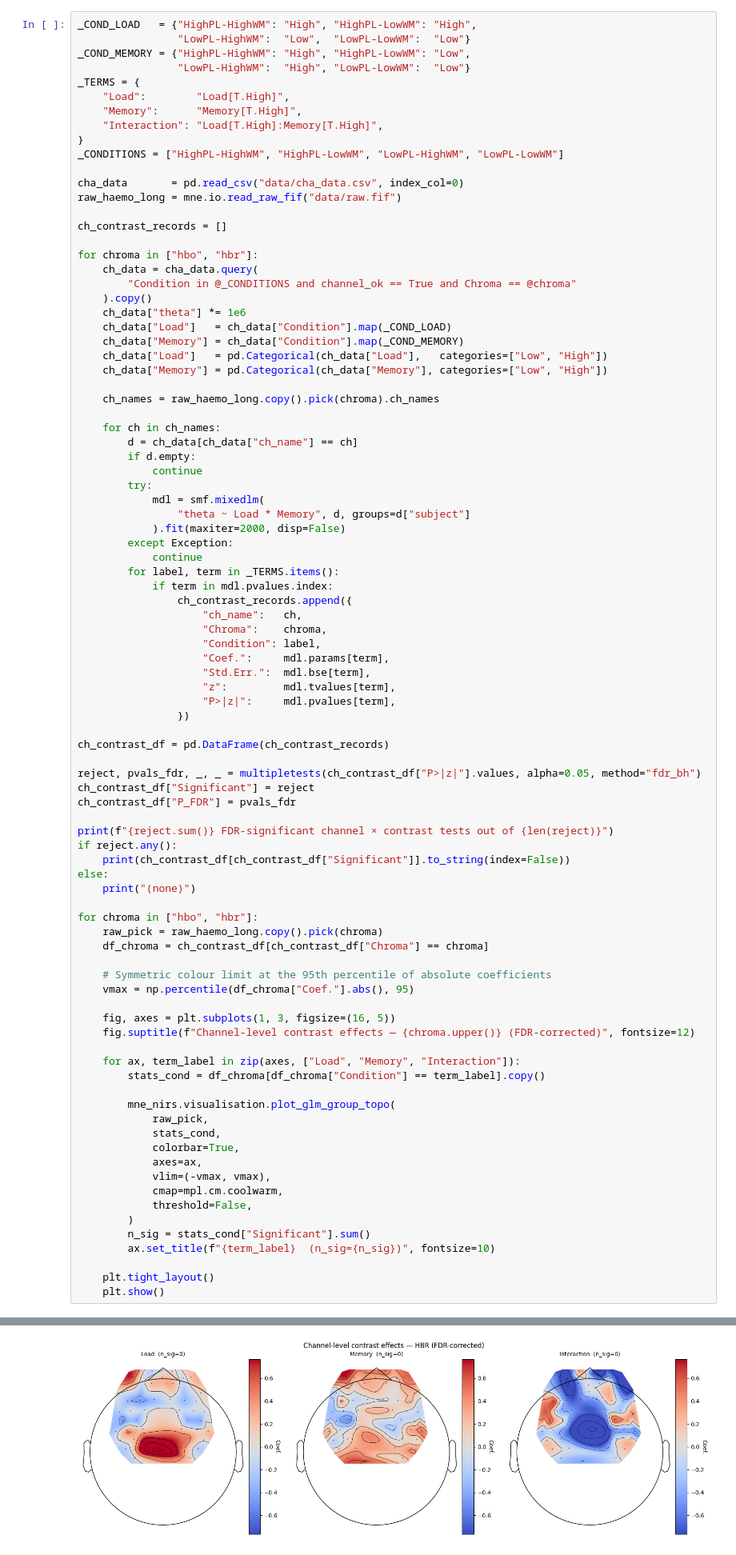
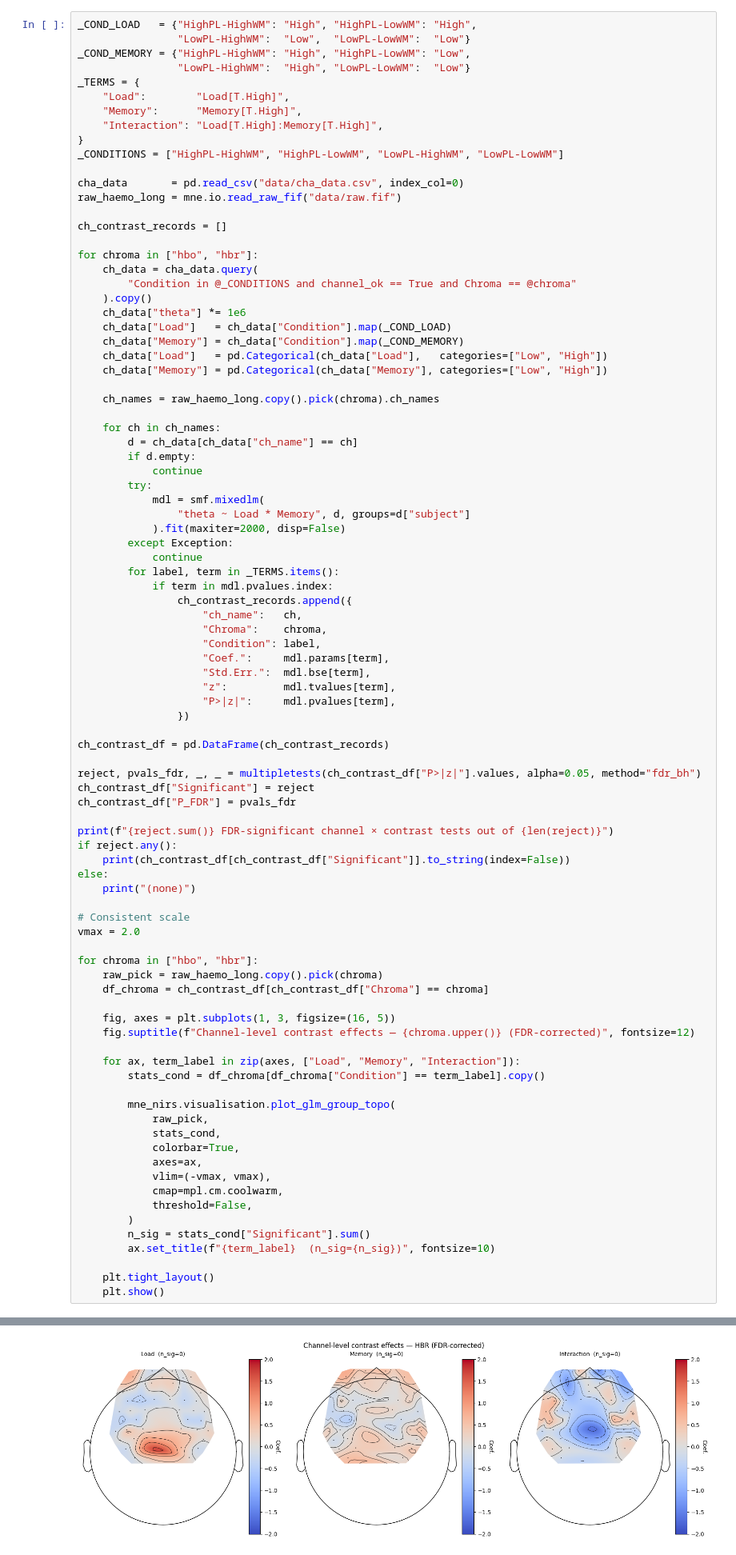
Before and after one commit to fnirs-open/Perceptual-and-Working-Memory-Load, a Jupyter notebook: 4_final_analysis_aligned.ipynb, the cells around one changed output, grey strips where cells are left out. Shown at 80% size. Saved outputs shown, nothing was run; the diff lists cells and outputs as text.

Commit message:
Add images, fix topoplot limit

```diff
--- a/4_final_analysis_aligned.ipynb
+++ b/4_final_analysis_aligned.ipynb
@@ -651,12 +651,12 @@ if reject.any():
 else:
     print("(none)")
 
+# Consistent scale
+vmax = 2.0
+
 for chroma in ["hbo", "hbr"]:
     raw_pick = raw_haemo_long.copy().pick(chroma)
     df_chroma = ch_contrast_df[ch_contrast_df["Chroma"] == chroma]
-
-    # Symmetric colour limit at the 95th percentile of absolute coefficients
-    vmax = np.percentile(df_chroma["Coef."].abs(), 95)
 
     fig, axes = plt.subplots(1, 3, figsize=(16, 5))
     fig.suptitle(f"Channel-level contrast effects — {chroma.upper()} (FDR-corrected)", fontsize=12)
@@ -688 +688 @@ Ready.
-[figure, old version]
+[figure, new version]
```
Also changed, not shown: parts of 1 cell of this notebook, 8 other files.
